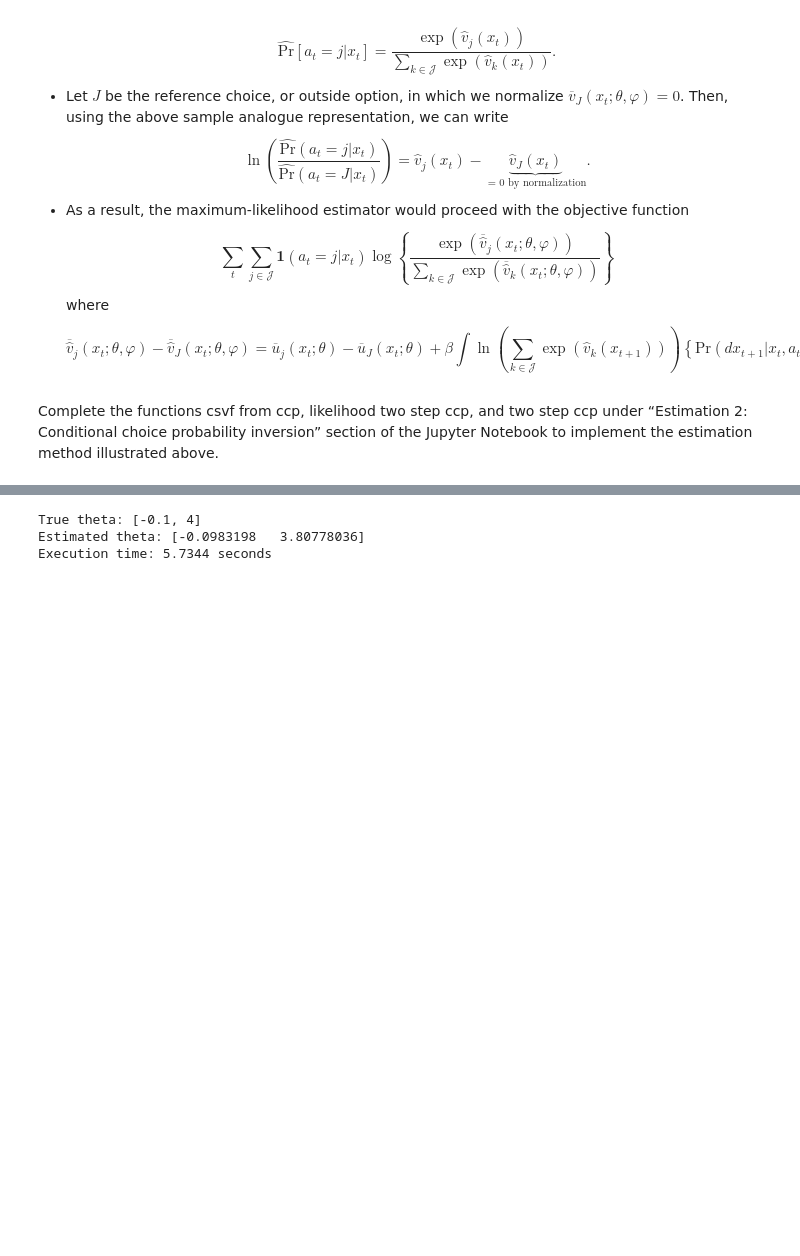
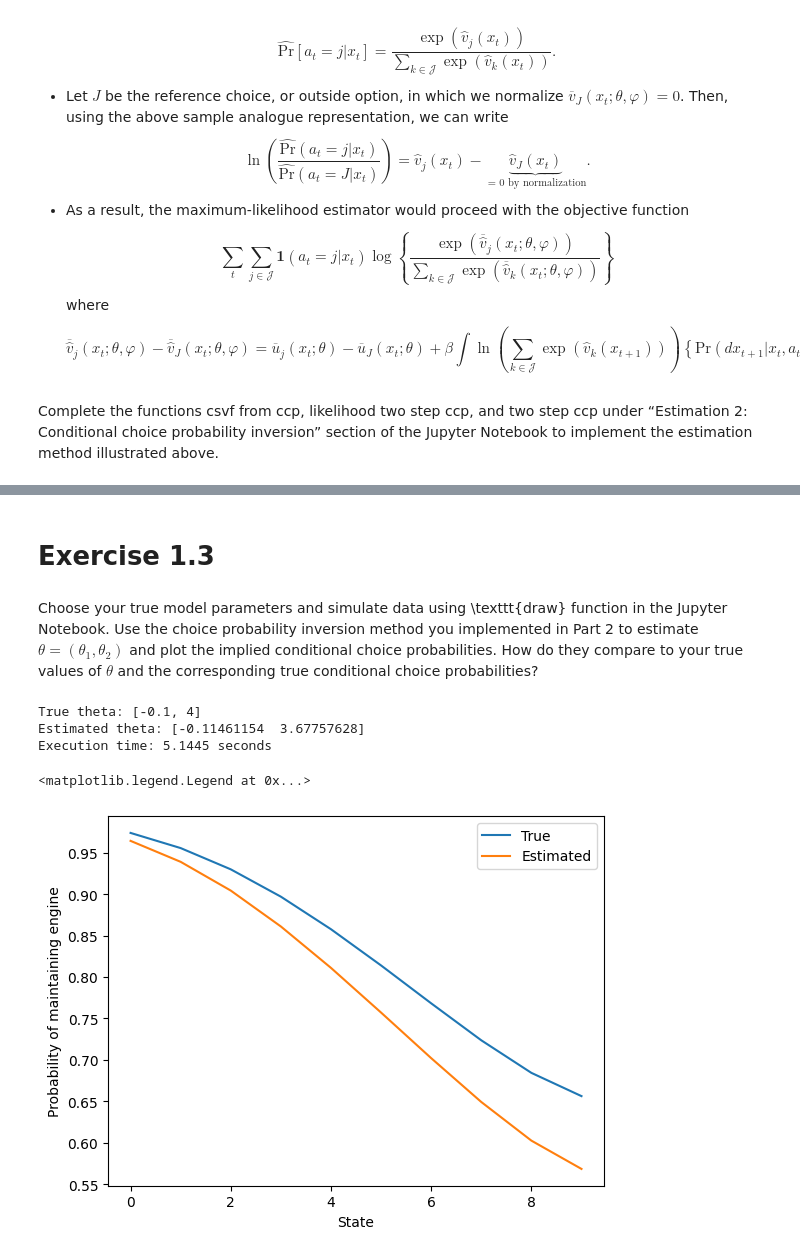
Before and after one commit to whoaitsrichard/io2, a Jupyter notebook: ps2/Exercise1.ipynb, the cells around one changed output, grey strips where cells are left out. Saved outputs shown, nothing was run; the diff lists cells and outputs as text; code cells hidden in the pictures; blank space fills up the shorter version.

Commit message:
more edits for exercise 1

```diff
--- a/ps2/Exercise1.ipynb
+++ b/ps2/Exercise1.ipynb
@@ -804,15 +772,7 @@ Execution time: 5.9558 seconds
-# %%
-# Estimate Thetas
-primitive_hat = copy.copy(primitive_sim)
-primitive_hat.F = estimate_transition(df, primitive)
-start_time = time.perf_counter()
-ccp_out = two_step_ccp(df, primitive_hat)
-end_time = time.perf_counter()
-print(f"True theta: {θ_sim}")
-print(f"Estimated theta: {ccp_out.x}")
-elapsed_time = end_time - start_time
-print(f"Execution time: {elapsed_time:.4f} seconds")
-# %% [output]
-True theta: [-0.1, 4]
-Estimated theta: [-0.0983198   3.80778036]
-Execution time: 5.7344 seconds
+# %% [markdown]
+# Exercise 1.3
+# %% [markdown]
+Choose your true model parameters and simulate data using \texttt{draw} function in the Jupyter
+Notebook. Use the choice probability inversion method you implemented in Part 2 to estimate
+$\theta=(\theta_1,\theta_2)$ and plot the implied conditional choice probabilities. How do they compare to your
+true values of $\theta$ and the corresponding true conditional choice probabilities?
@@ -818,0 +801,44 @@ Execution time: 5.7344 seconds
+# %%
+'''
+Estimate thetas from data using ccp inversion
+'''
+# Estimate Thetas
+primitive_sim.F = estimate_transition(df, primitive_sim)
+start_time = time.perf_counter()
+ccp_out = two_step_ccp(df, primitive_sim)
+end_time = time.perf_counter()
+print(f"True theta: {θ_sim}")
+print(f"Estimated theta: {ccp_out.x}")
+elapsed_time = end_time - start_time
+print(f"Execution time: {elapsed_time:.4f} seconds")
+# %% [output]
+True theta: [-0.1, 4]
+Estimated theta: [-0.11461154  3.67757628]
+Execution time: 5.1445 seconds
+# %%
+'''
+Compute and Plot implied Choice Probabilities under true and estimated thetas
+'''
+# compute true and estimated value functions
+umat_est = utility_matrix(dx, J, ccp_out.x)
+primitive_est = dgp(β, umat_est, primitive_sim.F, dx, J)
+v_sim_true = vfi(primitive_sim)
+v_sim_est = vfi(primitive_est)
+
+# compute true and estimated implied conditional probabilities
+prob_true = prob_from_dgp(primitive_sim, v_sim_true)
+prob_est = prob_from_dgp(primitive_est, v_sim_est)
+prob_maintain_true = prob_true[:, 0]
+prob_maintain_est = prob_est[:, 0]
+
+# Plot
+fig, ax = plt.subplots()
+xs = range(primitive_sim.dx)
+ax.plot(xs, prob_maintain_true, label = 'True')
+ax.plot(xs, prob_maintain_est, label = 'Estimated')
+ax.set_xlabel('State')
+ax.set_ylabel('Probability of maintaining engine')
+ax.legend()
+# %% [output]
+<matplotlib.legend.Legend at 0x...>
+[figure, added]
```
Also changed, not shown: parts of 22 cells of this notebook, 7 other files.
